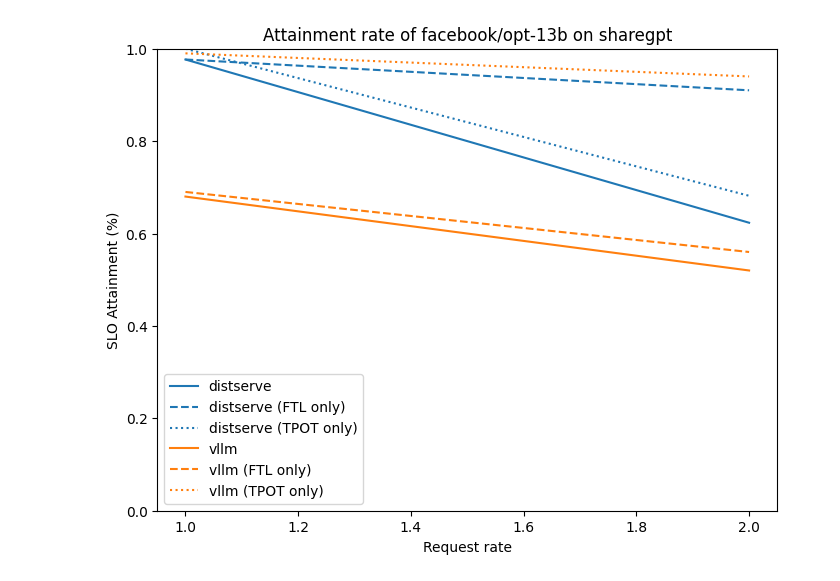
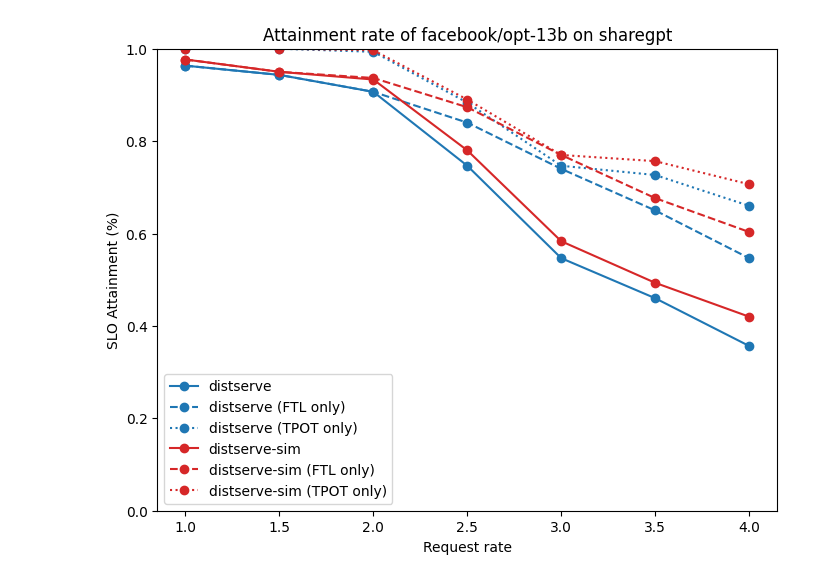
Before and after one commit to LLMServe/DistServe, a Jupyter notebook: distserve/evaluation/2-benchmark-serving/plot.ipynb, the cells around one changed output. Drawn from its saved outputs; the diff is of its cells as text; code cells hidden in the pictures.

Commit message:
Enhance the simulator

```diff
--- a/distserve/evaluation/2-benchmark-serving/plot.ipynb
+++ b/distserve/evaluation/2-benchmark-serving/plot.ipynb
@@ -1,10 +1,12 @@
 # %%
+
 import os, sys
 from matplotlib import pyplot as plt
 import dataclasses
 from typing import Optional
 
-from structs import Dataset, load_req_result_list, ReqResult
+sys.path.append(os.path.join(os.getcwd(), "..", "..", "simulator"))
+from utils import Dataset, load_req_result_list, ReqResult
 
 @dataclasses.dataclass
 class Backend:
@@ -12,8 +14,10 @@ class Backend:
     label: str
     color: str
     num_gpus: int
+    marker: str = "o"
 
-EXP_RESULT_ROOT="/workspace/exp-results"
+# EXP_RESULT_ROOT="/workspace/exp-results"
+EXP_RESULT_ROOT="/tmp/exp-results"
 
 def load_result(model: str, dataset: str, backend: Backend, per_gpu_num_prompt: int, per_gpu_request_rate: float) -> list[ReqResult]:
     if '/' in model:
@@ -46,34 +50,35 @@ def draw_attainment_rate_plot(
     for backend in backends:
         xs = [rate for _, rate in per_gpu_num_prompt_req_rates]
         ys_both = []
         ys_ttft = []
         ys_tpot = []
         for per_gpu_num_prompt, per_gpu_request_rate in per_gpu_num_prompt_req_rates:
             results = load_result(model, dataset, backend, per_gpu_num_prompt, per_gpu_request_rate)
             ys_both.append(get_attainment(results, ttft_slo_ms, tpot_slo_ms))
             ys_ttft.append(get_attainment(results, ttft_slo_ms, None))
             ys_tpot.append(get_attainment(results, None, tpot_slo_ms))
         ax.plot(xs, ys_both, label=backend.label, color=backend.color, marker=backend.marker)
         ax.plot(xs, ys_ttft, label=backend.label+" (FTL only)", linestyle="--", color=backend.color, marker=backend.marker)
         ax.plot(xs, ys_tpot, label=backend.label+" (TPOT only)", linestyle=":", color=backend.color, marker=backend.marker)
 
     ax.legend()
     ax.set_ylim(0, 1)
 
 fig, ax = plt.subplots(figsize=(8, 6))
 draw_attainment_rate_plot(
     ax,
     "facebook/opt-13b",
     "sharegpt",
     # [(100, 1), (150, 1.5), (100, 2), (250, 2.5)],
-    [(100, 1), (200, 2)],
+    [(100, 1), (100, 1.5), (100, 2), (100, 2.5), (100, 3), (100, 3.5), (100, 4)],
     [
-        Backend("distserve", "distserve", "C0", 4),
-        Backend("vllm", "vllm", "C1", 1)
+        Backend("distserve-c21d11", "distserve", "C0", 3),
+        Backend("distserve-sim", "distserve-sim", "C3", 3),
+        # Backend("vllm", "vllm", "C1", 1)
     ],
     200,
     100,
 )
 plt.show()
 # %% [output]
-[figure, old version]
+[figure, new version]
```
Also changed, not shown: 4 other files.
